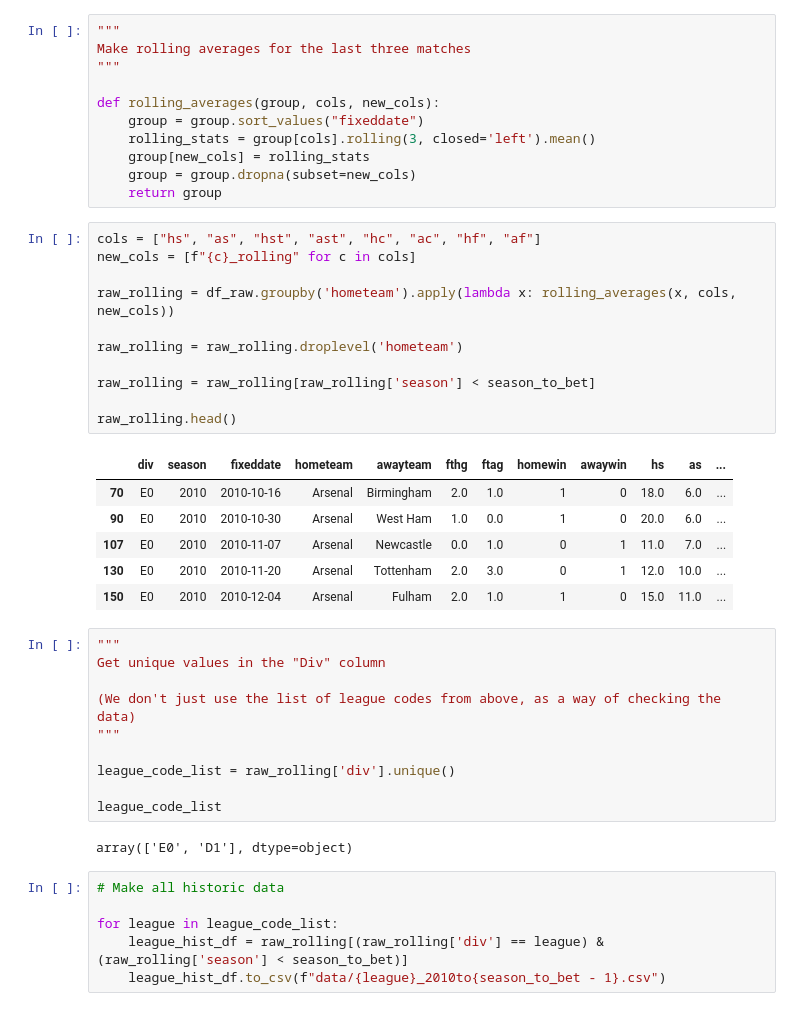
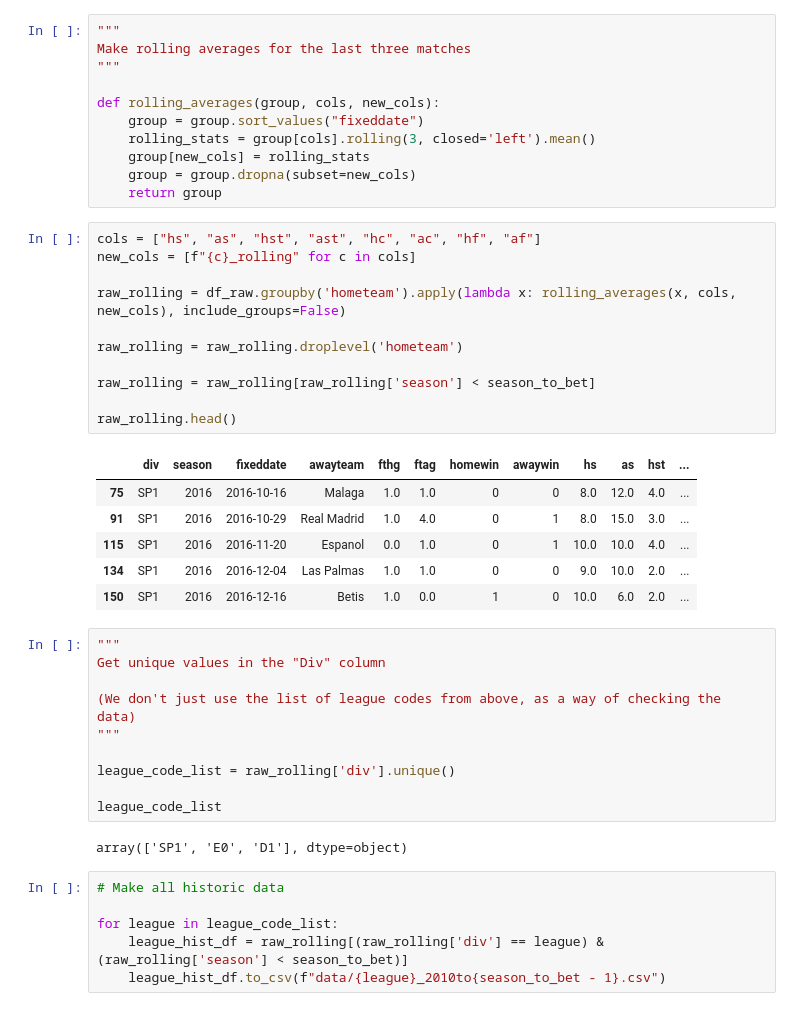
Before and after one commit to mmyoung77/soccerModel, a Jupyter notebook: oneFileModel.ipynb, the cells around one changed output. Saved outputs shown, nothing was run; the diff lists cells and outputs as text.

```diff
--- a/oneFileModel.ipynb
+++ b/oneFileModel.ipynb
@@ -128,21 +170,21 @@ def rolling_averages(group, cols, new_cols):
 # %%
 cols = ["hs", "as", "hst", "ast", "hc", "ac", "hf", "af"]
 new_cols = [f"{c}_rolling" for c in cols]
 
-raw_rolling = df_raw.groupby('hometeam').apply(lambda x: rolling_averages(x, cols, new_cols))
+raw_rolling = df_raw.groupby('hometeam').apply(lambda x: rolling_averages(x, cols, new_cols), include_groups=False)
 
 raw_rolling = raw_rolling.droplevel('hometeam')
 
 raw_rolling = raw_rolling[raw_rolling['season'] < season_to_bet]
 
 raw_rolling.head()
 # %% [output]
-|  | div | season | fixeddate | hometeam | awayteam | fthg | ftag | homewin | awaywin | hs | as | ... |
-| 70 | E0 | 2010 | 2010-10-16 | Arsenal | Birmingham | 2.0 | 1.0 | 1 | 0 | 18.0 | 6.0 | ... |
-| 90 | E0 | 2010 | 2010-10-30 | Arsenal | West Ham | 1.0 | 0.0 | 1 | 0 | 20.0 | 6.0 | ... |
-| 107 | E0 | 2010 | 2010-11-07 | Arsenal | Newcastle | 0.0 | 1.0 | 0 | 1 | 11.0 | 7.0 | ... |
-| 130 | E0 | 2010 | 2010-11-20 | Arsenal | Tottenham | 2.0 | 3.0 | 0 | 1 | 12.0 | 10.0 | ... |
-| 150 | E0 | 2010 | 2010-12-04 | Arsenal | Fulham | 2.0 | 1.0 | 1 | 0 | 15.0 | 11.0 | ... |
+|  | div | season | fixeddate | awayteam | fthg | ftag | homewin | awaywin | hs | as | hst | ... |
+| 75 | SP1 | 2016 | 2016-10-16 | Malaga | 1.0 | 1.0 | 0 | 0 | 8.0 | 12.0 | 4.0 | ... |
+| 91 | SP1 | 2016 | 2016-10-29 | Real Madrid | 1.0 | 4.0 | 0 | 1 | 8.0 | 15.0 | 3.0 | ... |
+| 115 | SP1 | 2016 | 2016-11-20 | Espanol | 0.0 | 1.0 | 0 | 1 | 10.0 | 10.0 | 4.0 | ... |
+| 134 | SP1 | 2016 | 2016-12-04 | Las Palmas | 1.0 | 1.0 | 0 | 0 | 9.0 | 10.0 | 2.0 | ... |
+| 150 | SP1 | 2016 | 2016-12-16 | Betis | 1.0 | 0.0 | 1 | 0 | 10.0 | 6.0 | 2.0 | ... |
 # %%
 """
 Get unique values in the "Div" column
@@ -154,7 +196,7 @@ league_code_list = raw_rolling['div'].unique()
 
 league_code_list
 # %% [output]
-array(['E0', 'D1'], dtype=object)
+array(['SP1', 'E0', 'D1'], dtype=object)
 # %%
 # Make all historic data
 
```
Also changed, not shown: parts of 4 cells of this notebook.
